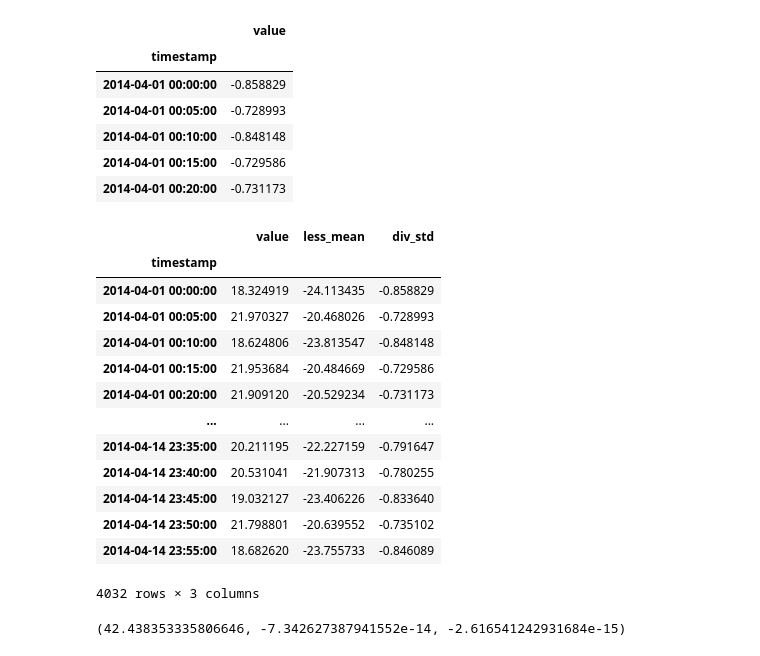
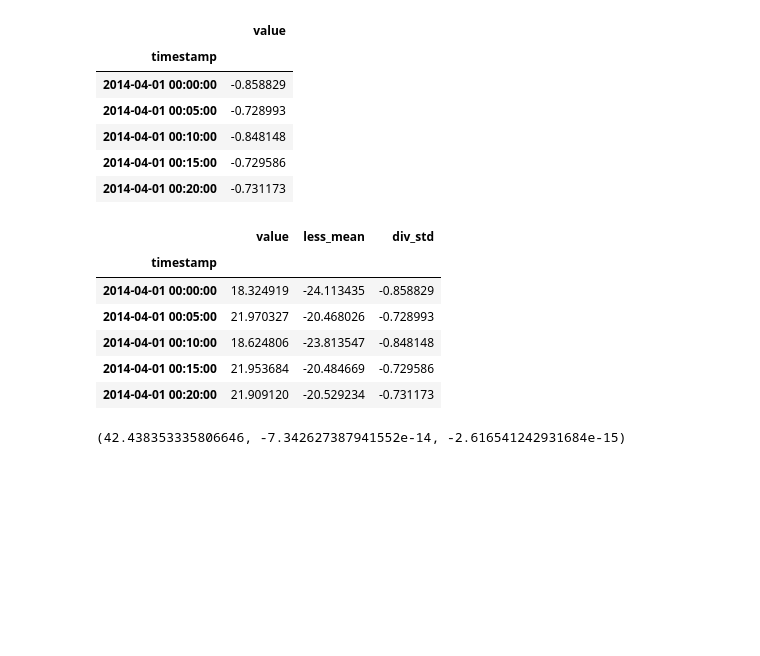
Before and after one commit to Mantvydas-data/MLS-Project, a Jupyter notebook: Timeseries Anomaly Detection using Keras.ipynb, the cells around one changed output. Drawn from its saved outputs; the diff is of its cells as text; code cells hidden in the pictures; blank space fills up the shorter version.

```diff
--- a/Timeseries Anomaly Detection using Keras.ipynb
+++ b/Timeseries Anomaly Detection using Keras.ipynb
@@ -182,22 +187,15 @@ df_train_vals.head()
 df_small_noise['less_mean'] = df_small_noise['value'] - df_small_noise['value'].mean()
 df_small_noise['div_std'] = df_small_noise['less_mean'] / df_small_noise['value'].std()
 # %%
-df_small_noise
+df_small_noise.head()
 # %% [output]
 |  | value | less_mean | div_std |
 | timestamp |  |  |  |
 | 2014-04-01 00:00:00 | 18.324919 | -24.113435 | -0.858829 |
 | 2014-04-01 00:05:00 | 21.970327 | -20.468026 | -0.728993 |
 | 2014-04-01 00:10:00 | 18.624806 | -23.813547 | -0.848148 |
 | 2014-04-01 00:15:00 | 21.953684 | -20.484669 | -0.729586 |
 | 2014-04-01 00:20:00 | 21.909120 | -20.529234 | -0.731173 |
-| ... | ... | ... | ... |
-| 2014-04-14 23:35:00 | 20.211195 | -22.227159 | -0.791647 |
-| 2014-04-14 23:40:00 | 20.531041 | -21.907313 | -0.780255 |
-| 2014-04-14 23:45:00 | 19.032127 | -23.406226 | -0.833640 |
-| 2014-04-14 23:50:00 | 21.798801 | -20.639552 | -0.735102 |
-| 2014-04-14 23:55:00 | 18.682620 | -23.755733 | -0.846089 |
-4032 rows × 3 columns
 # %%
 df_small_noise['value'].mean(), df_small_noise['less_mean'].mean(), df_small_noise['div_std'].mean()
 # %% [output]
```
Also changed, not shown: parts of 38 cells of this notebook.
